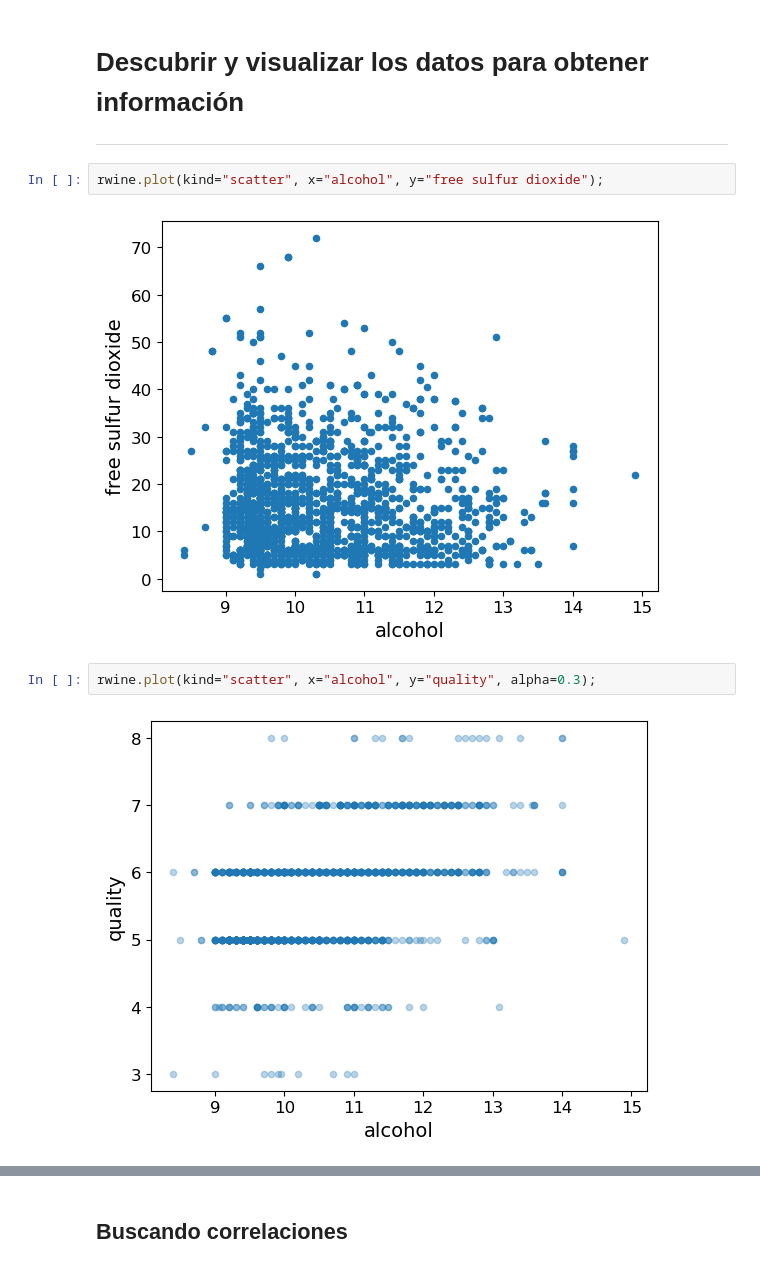
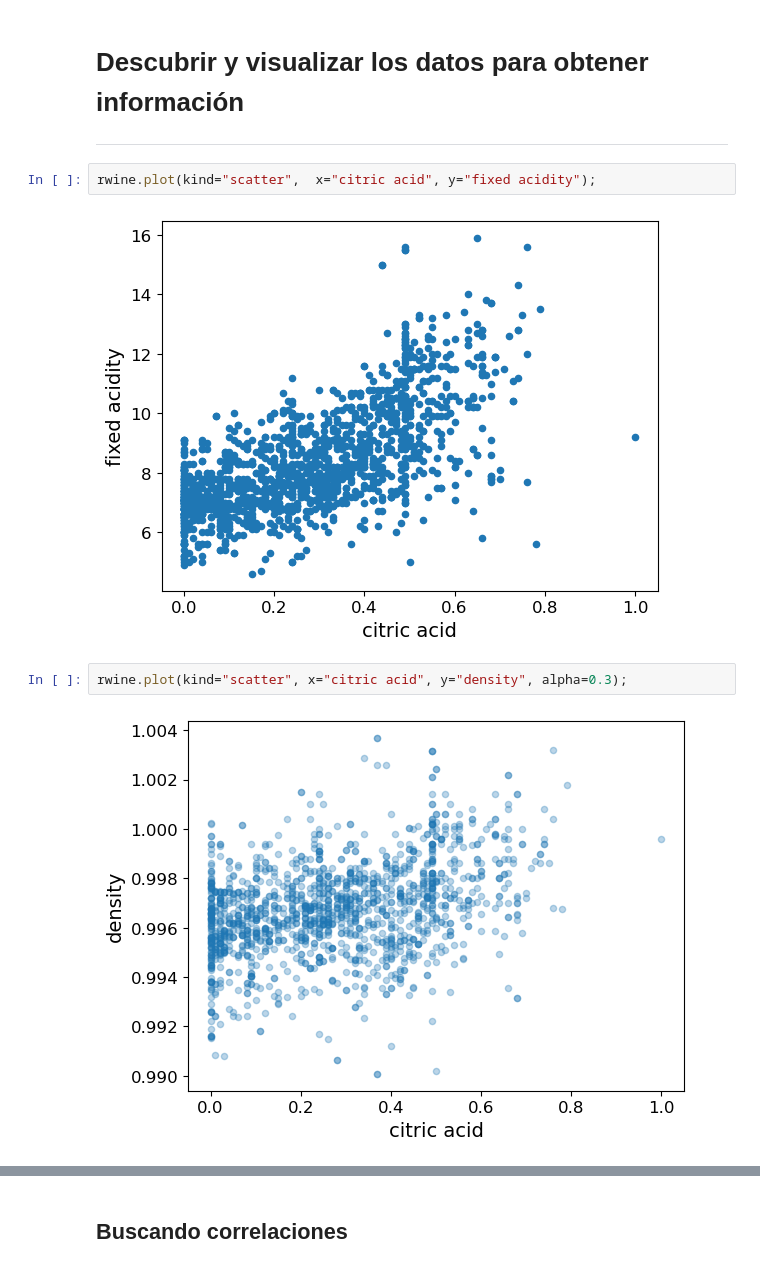
Before and after one commit to RobinGoldwing/gold-wine, a Jupyter notebook: ProyectoVinos.ipynb, the cells around one changed output, grey strips where cells are left out. Cells and saved outputs as stored; diff of their text form.

```diff
--- a/ProyectoVinos.ipynb
+++ b/ProyectoVinos.ipynb
@@ -114,10 +114,10 @@ plt.show()
 
 ---
 # %%
-rwine.plot(kind="scatter", x="alcohol", y="free sulfur dioxide");
+rwine.plot(kind="scatter",  x="citric acid", y="fixed acidity");
 # %% [output]
-[figure, old version]
+[figure, new version]
 # %%
-rwine.plot(kind="scatter", x="alcohol", y="quality", alpha=0.3);
+rwine.plot(kind="scatter", x="citric acid", y="density", alpha=0.3);
 # %% [output]
-[figure, old version]
+[figure, new version]
```
Also changed, not shown: parts of 97 cells of this notebook, 1 other file.
